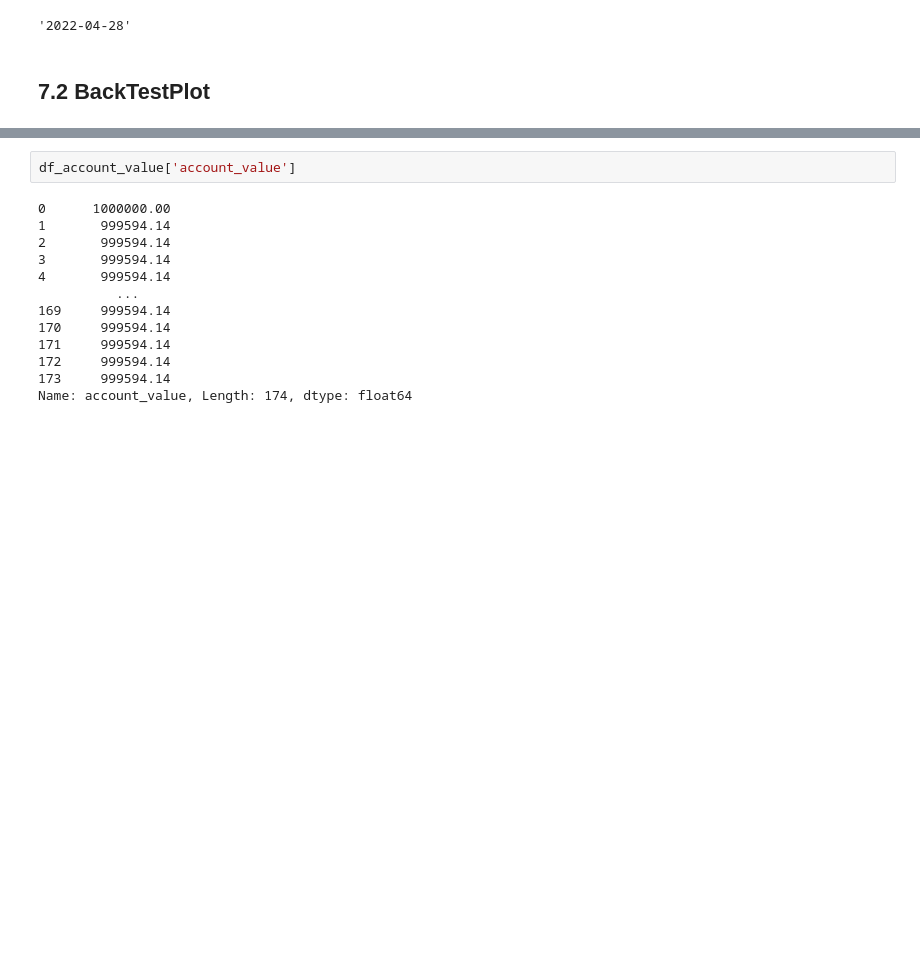
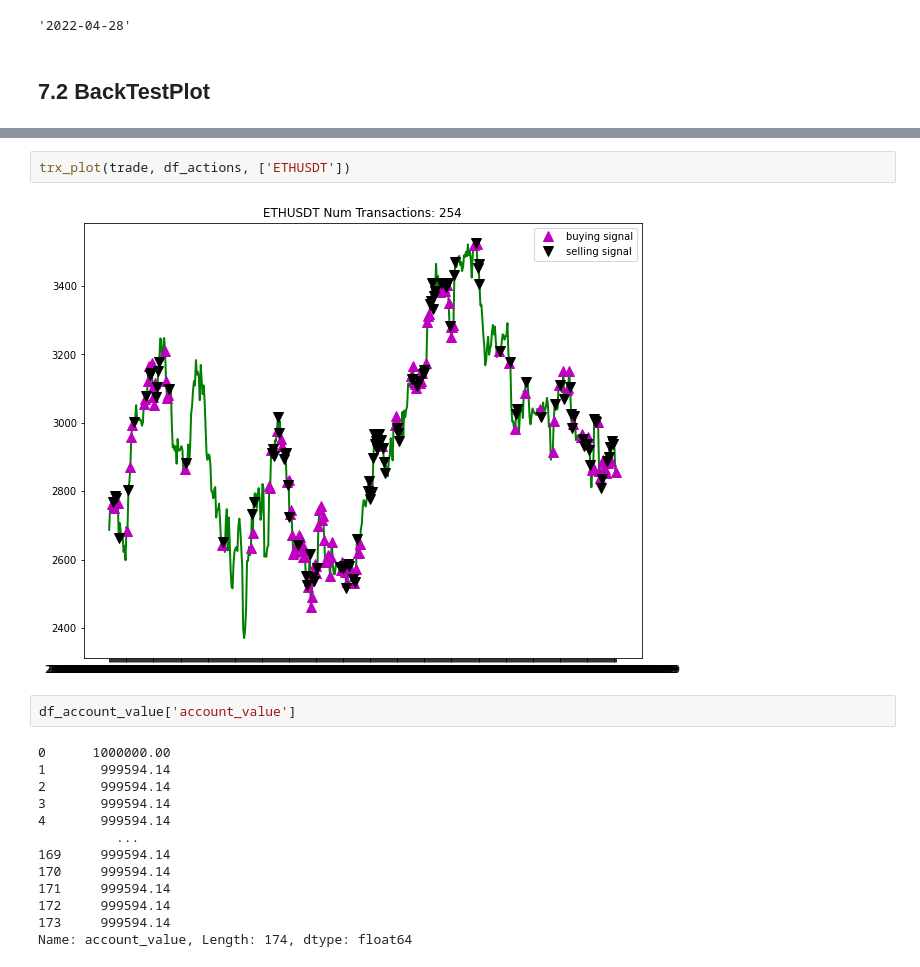
Before and after one commit to TanguyBellec/FinRL_ETH, a Jupyter notebook: FinRL_Crypto.ipynb, the cells around one changed output, grey strips where cells are left out. Drawn from its saved outputs; the diff is of its cells as text; blank space fills up the shorter version.

```diff
--- a/FinRL_Crypto.ipynb
+++ b/FinRL_Crypto.ipynb
@@ -1460,3 +1504,7 @@ plt.show()
+# %%
+trx_plot(trade, df_actions, ['ETHUSDT'])
+# %% [output]
+[figure, added]
 # %%
 df_account_value['account_value']
 # %% [output]
```
Also changed, not shown: parts of 16 cells of this notebook.
